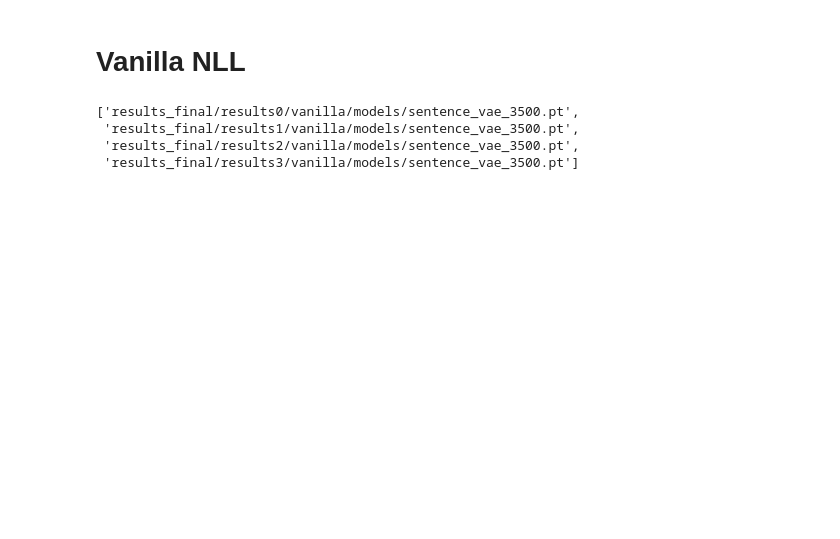
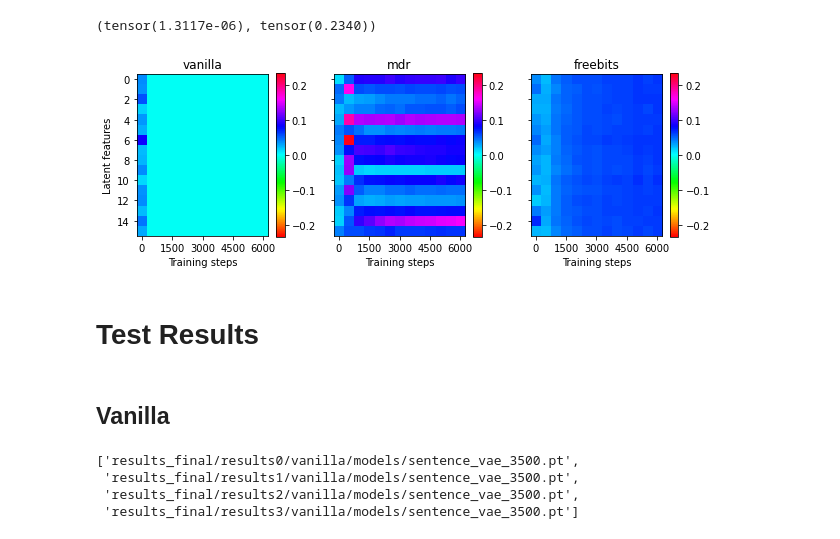
Before and after one commit to DanielNobbe/nlp-projects, a Jupyter notebook: project2/scripts/results.ipynb, the cells around one changed output. Saved outputs shown, nothing was run; the diff lists cells and outputs as text; code cells hidden in the pictures; blank space fills up the shorter version.

Commit message:
Updated results notebook

```diff
--- a/project2/scripts/results.ipynb
+++ b/project2/scripts/results.ipynb
@@ -35,7 +169,44 @@ def get_model_filenames(experiment_name='vanilla'):
+# %%
+stats = [load_stat(folder) for folder in folders]  # means_means, means_vars, stds_means, stds_vars
+# %%
+qs = [Normal(means_means, torch.sqrt(vars_means)) for means_means, _, vars_means, _ in stats]
+# %%
+kls = [kl_divergence(q, prior) for q in qs]
+# %%
+vmin = min([t.min() for t in kls])
+vmax = max([t.max() for t in kls])
+# %%
+vmin, vmax
+# %% [output]
+(tensor(1.3117e-06), tensor(0.2340))
+# %%
+f, axes = plt.subplots(1, len(kls), figsize=(10, 3), sharex=True, sharey=True)
+first = True
+for ax, kl, name in zip(axes, kls, names):
+    if first:
+        ax.set_ylabel('Latent features')
+        first = False
+#     pcm = ax.imshow(kl.T, vmin=vmin, vmax=vmax, cmap='hsv')
+    pcm = ax.imshow(kl.T, vmin=-vmax, vmax=vmax, cmap='hsv')
+#     pcm = ax.imshow(kl.T)
+    f.colorbar(pcm, ax=ax)
+    ax.set_xlabel('Training steps')
+    ax.set_title(name)
+    ticks = np.arange(0, kl.shape[0], 3)
+    ax.set_xticks(ticks)
+    ax.set_xticklabels(ticks * 500)
+
+
+plt.savefig('KL.eps', bbox_inches='tight')
+plt.show()
+# %% [output]
+[figure, added]
+# %% [markdown]
+# Test Results
 # %%
 num_samples = 10
 # %% [markdown]
-# Vanilla NLL
+## Vanilla
 # %%
 saved_model_files = get_model_filenames('vanilla')
 saved_model_files
```
Also changed, not shown: parts of 52 cells of this notebook.
